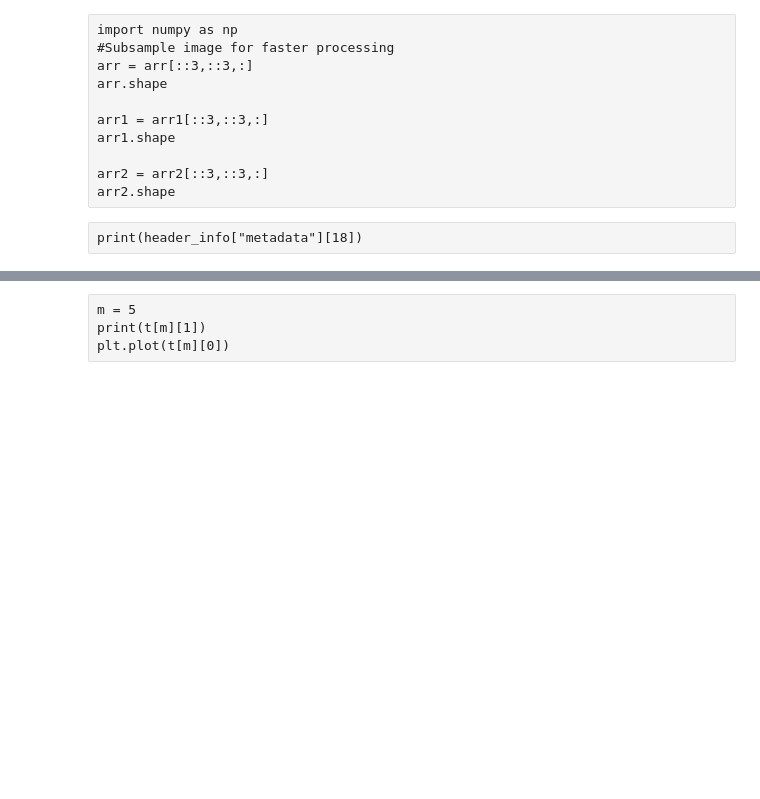
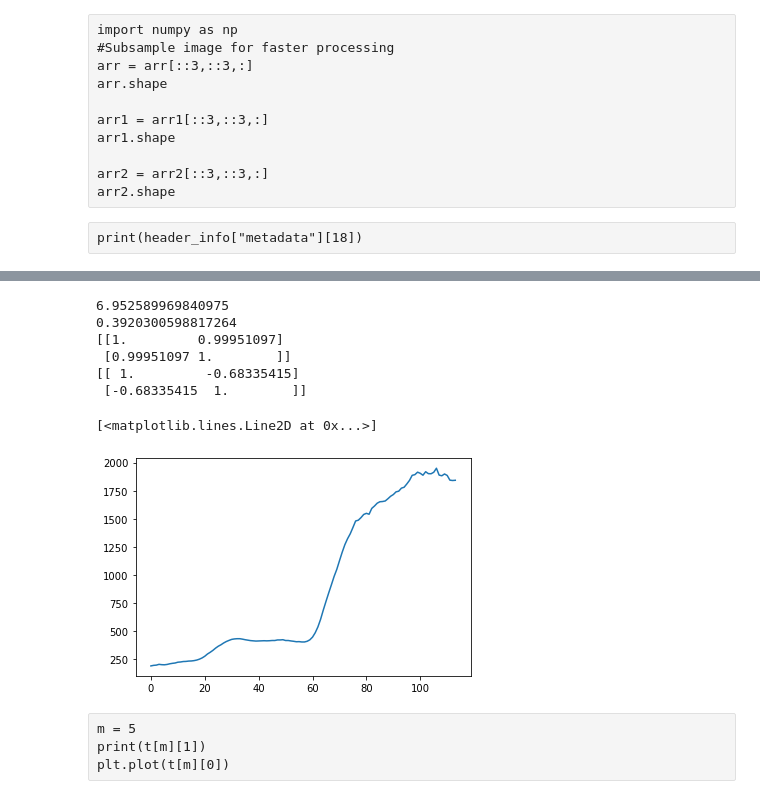
Before and after one commit to KopiousKarp/UD_ELEG404_TreeProject, a Jupyter notebook: DataMining.ipynb, the cells around one changed output, grey strips where cells are left out. Drawn from its saved outputs; the diff is of its cells as text; code cells hidden in the pictures; blank space fills up the shorter version.

```diff
--- a/DataMining.ipynb
+++ b/DataMining.ipynb
@@ -201,3 +234,24 @@ print(len(n))
+# %%
+aTree = np.fft.fft(miniframes[12][110,200,0:])
+notherTree = np.fft.fft(miniframes[12][110,201,0:])
+noTree = np.fft.fft(miniframes[12][20,175,0:])
+print(100* abs(sum((aTree[:].real - notherTree[:].real) / aTree[:].real)/len(aTree)))
+print(100* abs(sum((aTree[:].real - noTree[:].real) / aTree[:].real)/len(aTree)))
+print(np.corrcoef(miniframes[12][110,200,0:],miniframes[12][110,201,0:]))
+print(np.corrcoef(miniframes[12][110,200,0:],colorsearchFrames[4][60,79,0:]))
+
+# plt.plot(np.fft.fft(colorsearchFrames[4][60,20,0:]),label="tree")  #tree
+# # plt.plot(np.fft.fft(colorsearchFrames[4][70,10,0:]),label="another tree")  #tree
+plt.plot(miniframes[12][20,175,0:])
+# %% [output]
+6.952589969840975
+0.3920300598817264
+[[1.         0.99951097]
+ [0.99951097 1.        ]]
+[[ 1.         -0.68335415]
+ [-0.68335415  1.        ]]
+[<matplotlib.lines.Line2D at 0x...>]
+[figure, added]
 # %% [raw]
 m = 5
 print(t[m][1])
```
Also changed, not shown: parts of 6 cells of this notebook, 3 other files.
